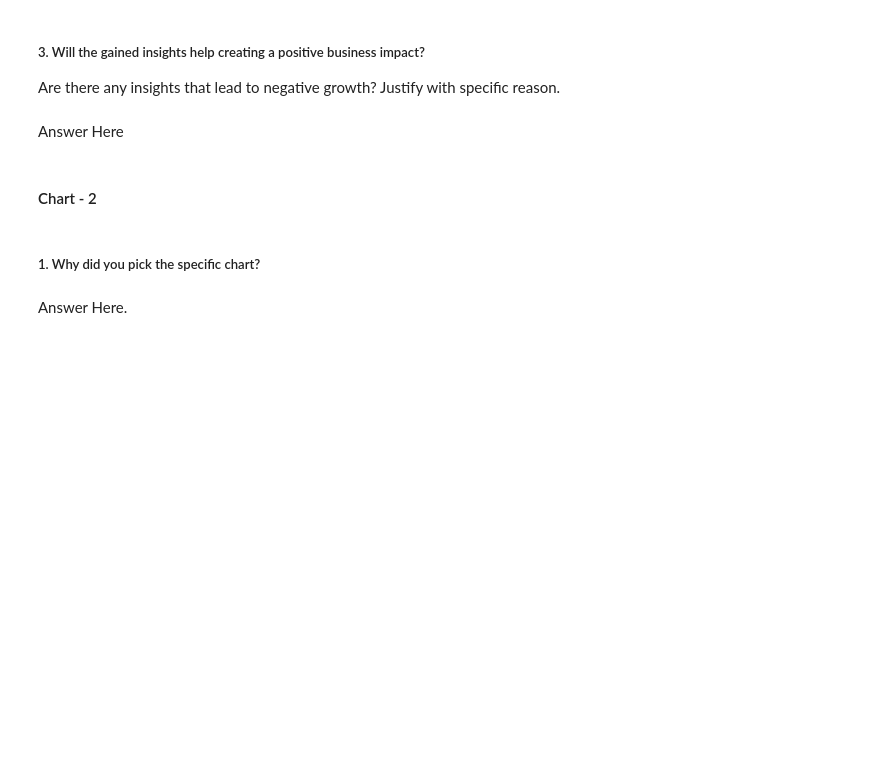
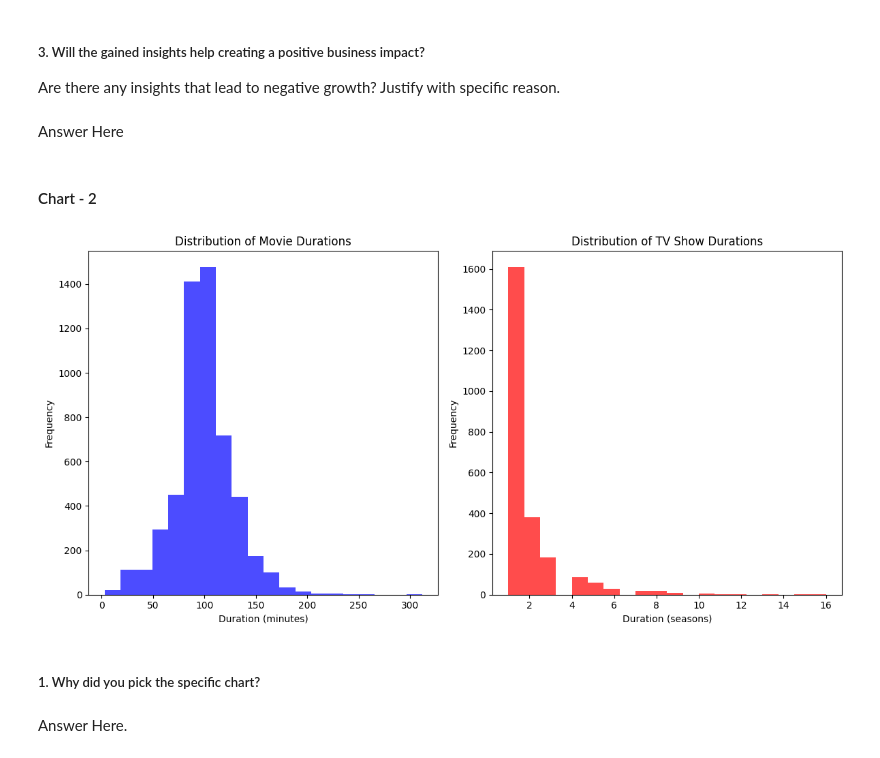
Before and after one commit to DeepanshuThakur06/Netflix_movies_and_TV-shows_clustering, a Jupyter notebook: Netflix_Movies_and_TV_Shows_Clustering.ipynb, the cells around one changed output. Cells and saved outputs as stored; diff of their text form; code cells hidden in the pictures; blank space fills up the shorter version.

```diff
--- a/Netflix_Movies_and_TV_Shows_Clustering.ipynb
+++ b/Netflix_Movies_and_TV_Shows_Clustering.ipynb
@@ -283,3 +303,22 @@ Answer Here
+# %%
+# Chart - 2 visualization code
+# Visualize distribution of content by duration
+plt.figure(figsize=(12, 6))
+plt.subplot(1, 2, 1)
+plt.hist(movie_rows['duration'].str.extract('(\d+)').astype(float), bins=20, color='blue', alpha=0.7)
+plt.title('Distribution of Movie Durations')
+plt.xlabel('Duration (minutes)')
+plt.ylabel('Frequency')
+
+plt.subplot(1, 2, 2)
+plt.hist(tv_rows['duration'].str.extract('(\d+)').astype(float), bins=20, color='red', alpha=0.7)
+plt.title('Distribution of TV Show Durations')
+plt.xlabel('Duration (seasons)')
+plt.ylabel('Frequency')
+
+plt.tight_layout()
+# %% [output]
+[figure, added]
 # %% [markdown]
 ##### 1. Why did you pick the specific chart?
 # %% [markdown]
```
Also changed, not shown: parts of 13 cells of this notebook.
